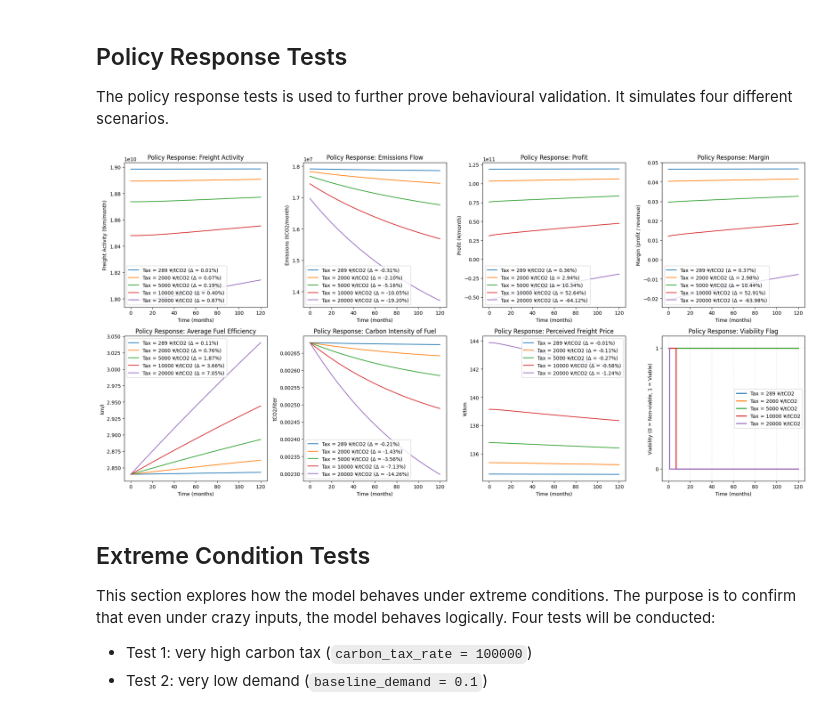
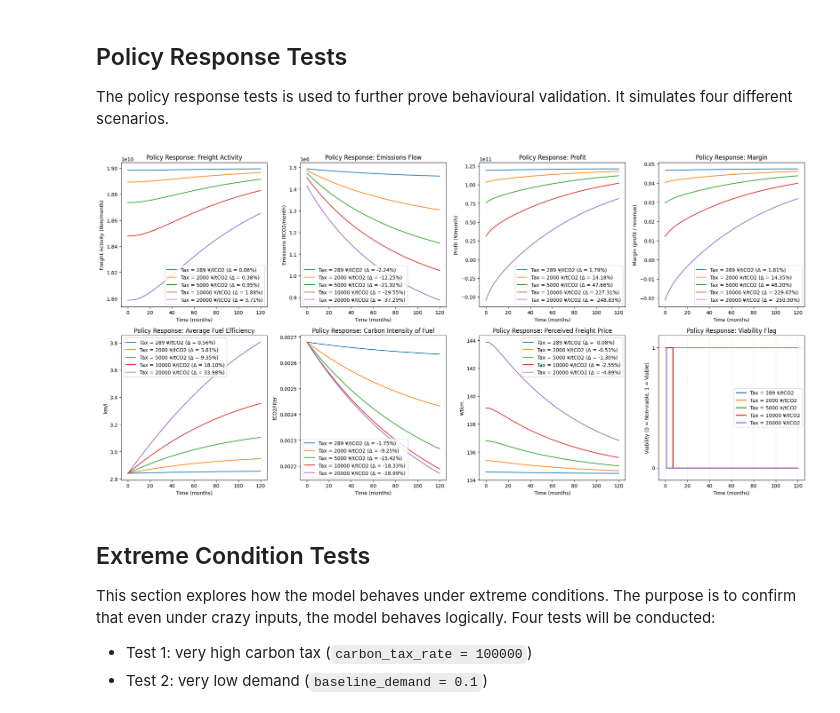
Before and after one commit to hiekata-lab/freight-carbon-tax-sd-model, a Jupyter notebook: notebooks/validation.ipynb, the cells around one changed output. Saved outputs shown, nothing was run; the diff lists cells and outputs as text; code cells hidden in the pictures.

```diff
--- a/notebooks/validation.ipynb
+++ b/notebooks/validation.ipynb
@@ -10,11 +10,18 @@ import os
 from pathlib import Path
 import matplotlib.pyplot as plt
 import pandas as pd
+import yaml
 
 current_dir = Path.cwd()
 BASE_DIR = current_dir.parent if current_dir.name == 'notebooks' else current_dir
 os.chdir(BASE_DIR)
 
+# Load the default parameters
+# Copy this and override the values you want to test for specific scenarios
+params_path = BASE_DIR / 'params.yaml'
+with open(params_path, 'r') as file:
+    BASE_PARAMS = yaml.safe_load(file)
+
 model = pysd.load('src/model.py')
 # %% [markdown]
 ## Baseline Simulation
@@ -168,6 +176,7 @@ policy_response_scenarios = {
     "strong": 10000,
     "extreme": 20000
 }
+
 return_columns=[
     "freight_activity",
     "profit",
@@ -182,10 +191,10 @@ return_columns=[
 # Run all policy response scenarios and store results
 policy_results = {}
 for scenario_name, scenario_value in policy_response_scenarios.items():
+    params = BASE_PARAMS.copy()
+    params["carbon_tax_rate"] = scenario_value
     policy_results[scenario_name] = model.run(
-        params={
-            "carbon_tax_rate": scenario_value
-        },
+        params=params,
         return_columns=return_columns
     )
 
@@ -277,35 +286,35 @@ axes[5].legend()
 
 for scenario_name, scenario_value in policy_response_scenarios.items():
     policy_results[scenario_name]["perceived_freight_price"].plot(
         ax=axes[6],
         label=f"Tax = {scenario_value} ¥/tCO2 (Δ = {policy_pct_changes[scenario_name]['perceived_freight_price']:.2f}%)"
     )
 axes[6].set_title("Policy Response: Perceived Freight Price")
 axes[6].set_xlabel("Time (months)")
 axes[6].set_ylabel("¥/tkm")
 axes[6].legend()
 
 for scenario_name, scenario_value in policy_response_scenarios.items():
 
     policy_results[scenario_name]["viability_flag"].plot(
         ax=axes[7],
         label=f"Tax = {scenario_value} ¥/tCO2",
         drawstyle='steps-post',
         linewidth=2
     )
     axes[7].set_title("Policy Response: Viability Flag")
     axes[7].set_xlabel("Time (months)")
     axes[7].set_ylabel("Viability (0 = Non-viable, 1 = Viable)")
     axes[7].legend()
     axes[7].set_ylim(-0.1, 1.1)
     axes[7].set_yticks([0, 1])
     axes[7].grid(True, alpha=0.3, linestyle='--')
 
 plt.tight_layout()
-# plt.savefig(f'{BASE_DIR}/figures/policy_response_comparison.png')
+plt.savefig(f'{BASE_DIR}/figures/policy_response_comparison.png')
 plt.show()
 # %% [output]
-[figure, old version]
+[figure, new version]
 # %% [markdown]
 ## Extreme Condition Tests
 
```
Also changed, not shown: parts of 8 cells of this notebook, 9 other files.
